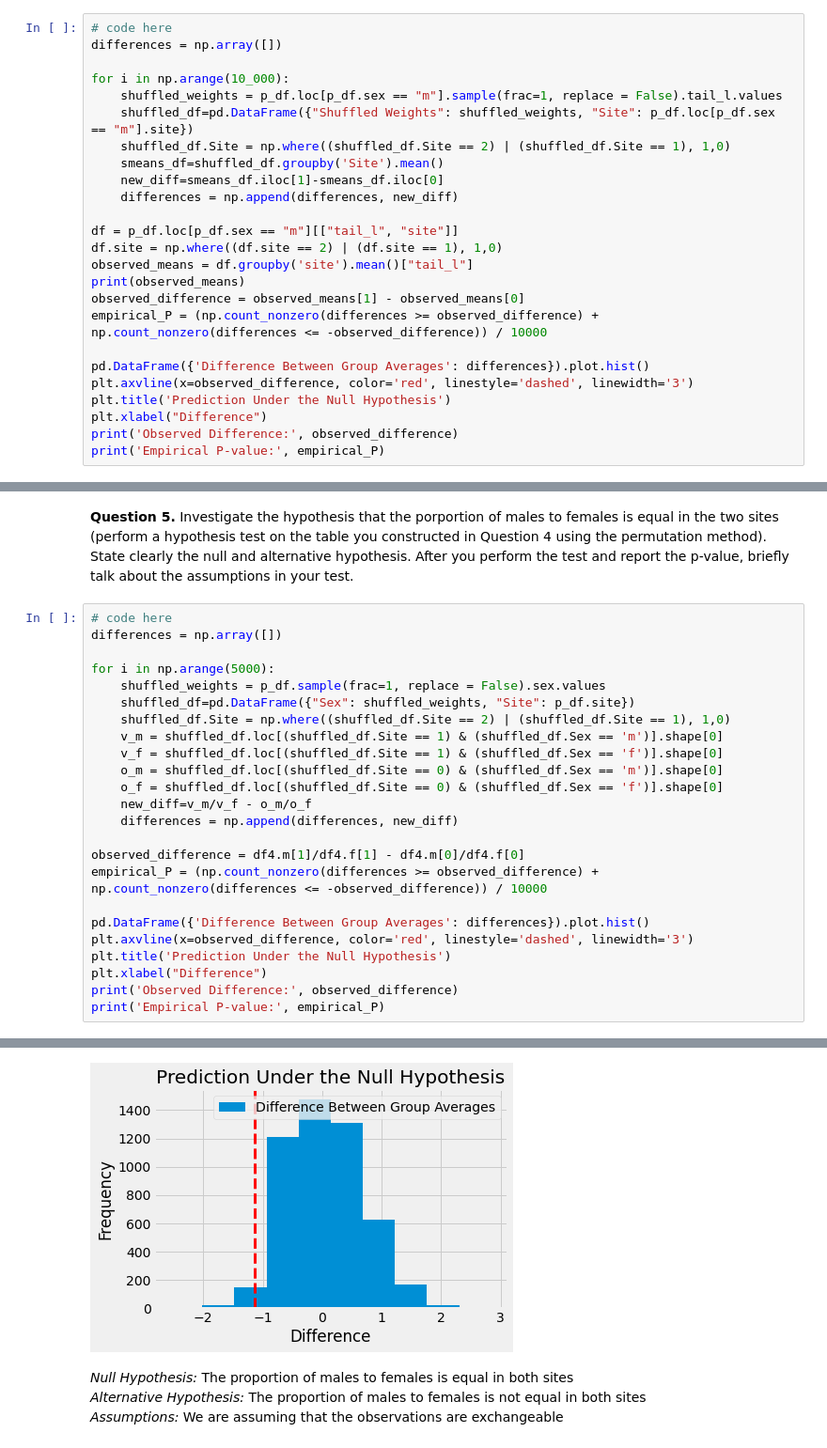
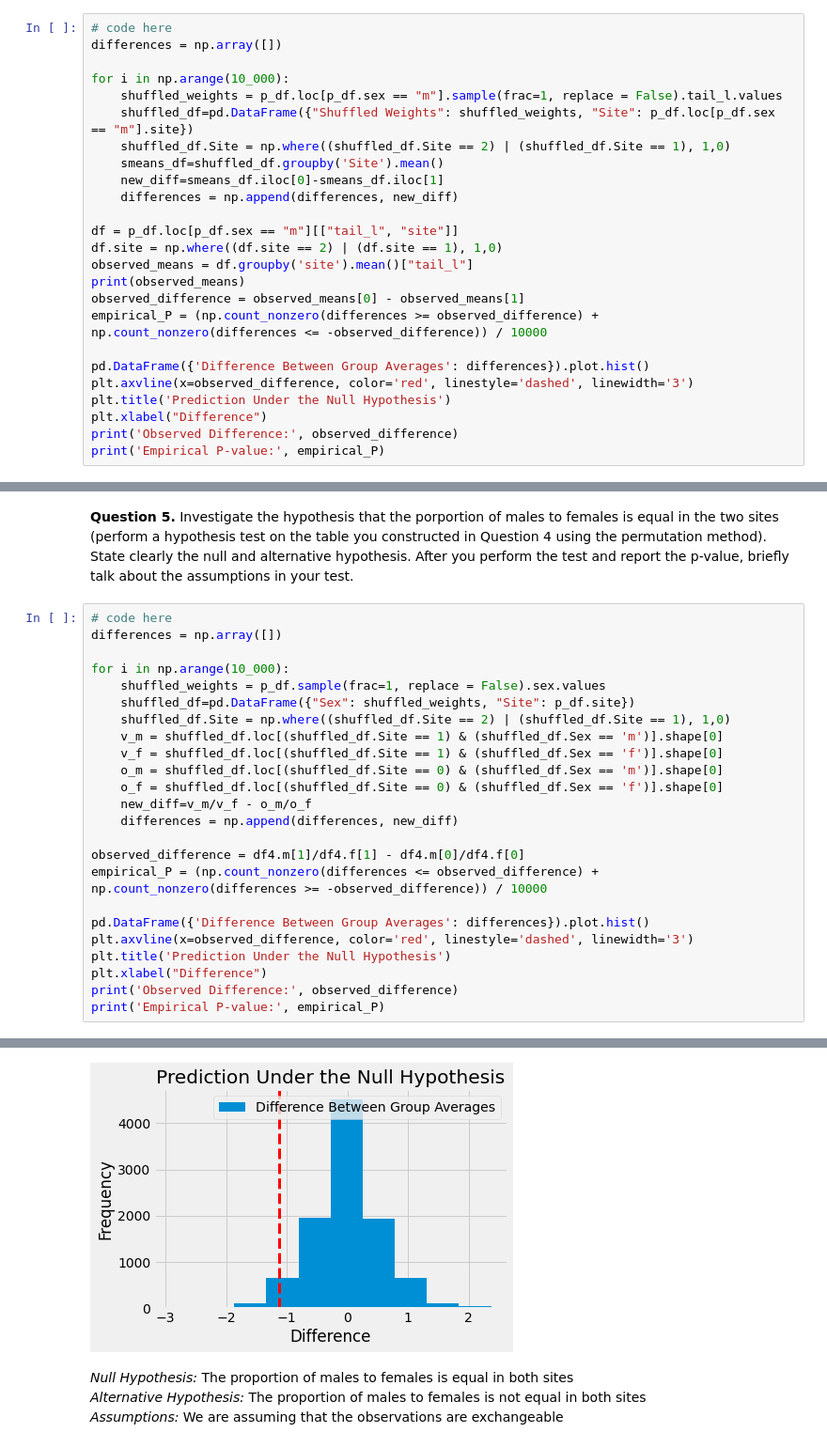
Before and after one commit to AAWorks/ds-1, a Jupyter notebook: hw7/homework07_Autumn23.ipynb, the cells around one changed output, grey strips where cells are left out. Shown at 94% size. Saved outputs shown, nothing was run; the diff lists cells and outputs as text.

```diff
--- a/hw7/homework07_Autumn23.ipynb
+++ b/hw7/homework07_Autumn23.ipynb
@@ -123,14 +123,14 @@ for i in np.arange(10_000):
     shuffled_df=pd.DataFrame({"Shuffled Weights": shuffled_weights, "Site": p_df.loc[p_df.sex == "m"].site})
     shuffled_df.Site = np.where((shuffled_df.Site == 2) | (shuffled_df.Site == 1), 1,0)
     smeans_df=shuffled_df.groupby('Site').mean()
-    new_diff=smeans_df.iloc[1]-smeans_df.iloc[0]
+    new_diff=smeans_df.iloc[0]-smeans_df.iloc[1]
     differences = np.append(differences, new_diff)
 
 df = p_df.loc[p_df.sex == "m"][["tail_l", "site"]]
 df.site = np.where((df.site == 2) | (df.site == 1), 1,0)
 observed_means = df.groupby('site').mean()["tail_l"]
 print(observed_means)
-observed_difference = observed_means[1] - observed_means[0]
+observed_difference = observed_means[0] - observed_means[1]
 empirical_P = (np.count_nonzero(differences >= observed_difference) + np.count_nonzero(differences <= -observed_difference)) / 10000
 
 pd.DataFrame({'Difference Between Group Averages': differences}).plot.hist()
@@ -166,7 +166,7 @@ df4
 # code here
 differences = np.array([])
 
-for i in np.arange(5000):
+for i in np.arange(10_000):
     shuffled_weights = p_df.sample(frac=1, replace = False).sex.values
     shuffled_df=pd.DataFrame({"Sex": shuffled_weights, "Site": p_df.site})
     shuffled_df.Site = np.where((shuffled_df.Site == 2) | (shuffled_df.Site == 1), 1,0)
@@ -178,7 +178,7 @@ for i in np.arange(5000):
     differences = np.append(differences, new_diff)
 
 observed_difference = df4.m[1]/df4.f[1] - df4.m[0]/df4.f[0]
-empirical_P = (np.count_nonzero(differences >= observed_difference) + np.count_nonzero(differences <= -observed_difference)) / 10000
+empirical_P = (np.count_nonzero(differences <= observed_difference) + np.count_nonzero(differences >= -observed_difference)) / 10000
 
 pd.DataFrame({'Difference Between Group Averages': differences}).plot.hist()
 plt.axvline(x=observed_difference, color='red', linestyle='dashed', linewidth='3')
@@ -192,4 +192,4 @@ Empirical P-value: 0.9726
-[figure, old version]
+[figure, new version]
 # %% [markdown]
 *Null Hypothesis:* The proportion of males to females is equal in both sites<br>
 *Alternative Hypothesis:* The proportion of males to females is not equal in both sites<br>
```
Also changed, not shown: parts of 2 cells of this notebook.
